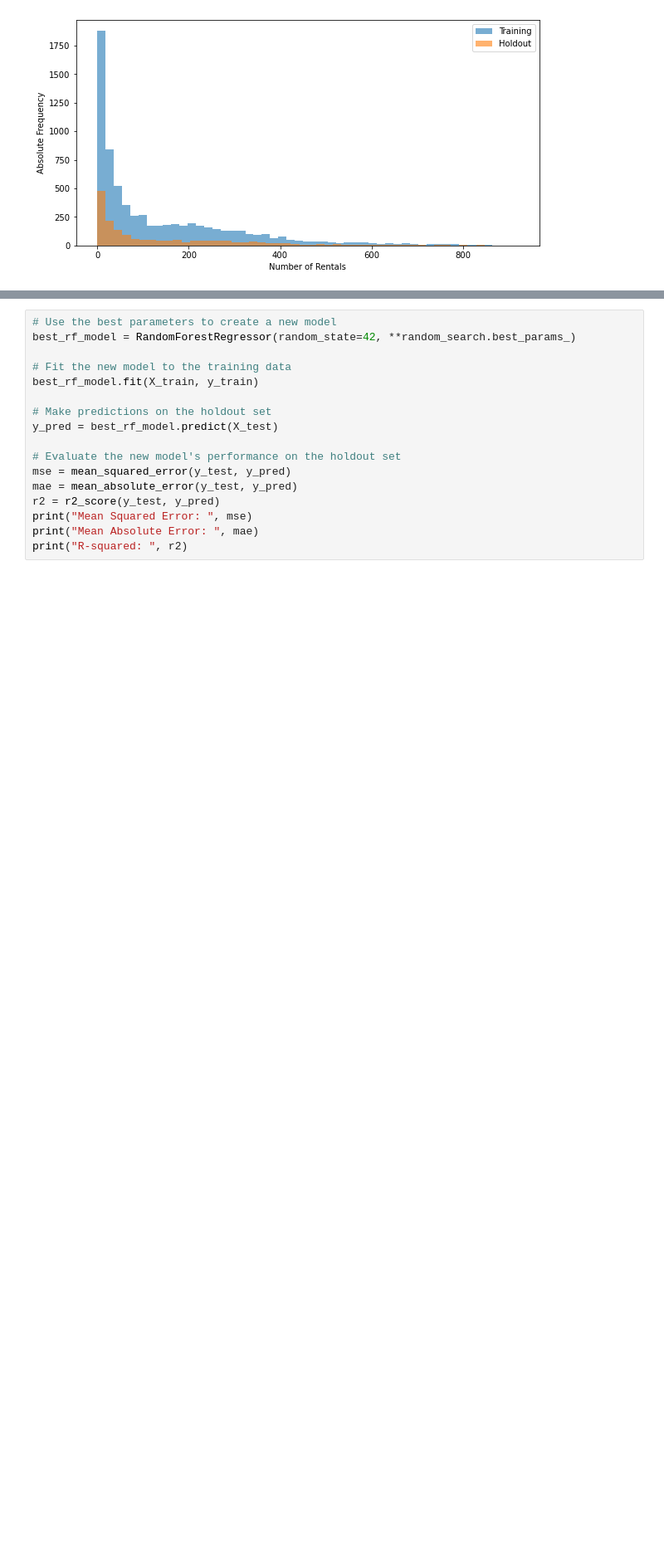
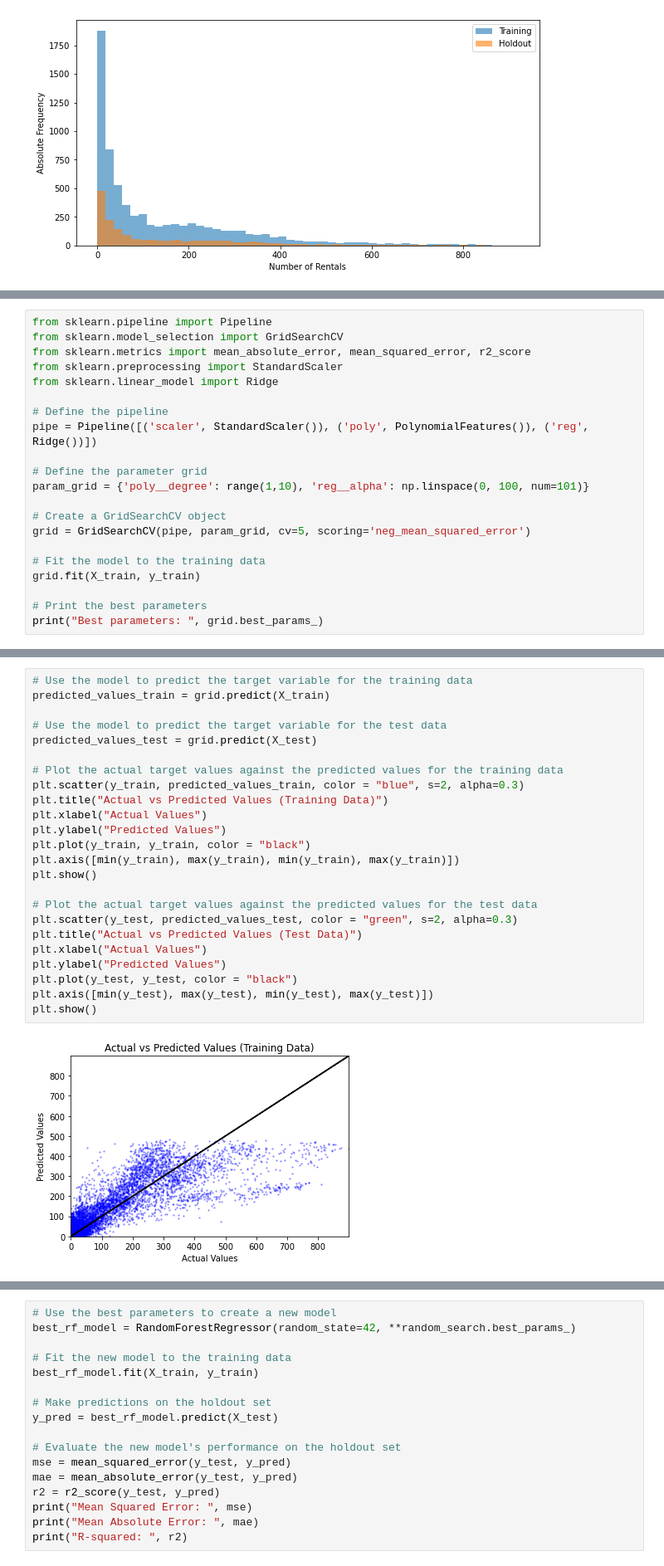
Before and after one commit to MoritzWagner13/Machine-Learning, a Jupyter notebook: Predictions_V1.1.ipynb, the cells around one changed output, grey strips where cells are left out. Shown: that part at 83% size. Cells and saved outputs as stored; diff of their text form; blank space fills up the shorter version.

Commit message:
Polynomial improved

```diff
--- a/Predictions_V1.1.ipynb
+++ b/Predictions_V1.1.ipynb
@@ -617,0 +214,21 @@ Overall we can say that an increase of polynomial model (d=2) might be possible,
+# %%
+from sklearn.pipeline import Pipeline
+from sklearn.model_selection import GridSearchCV
+from sklearn.metrics import mean_absolute_error, mean_squared_error, r2_score
+from sklearn.preprocessing import StandardScaler
+from sklearn.linear_model import Ridge
+
+# Define the pipeline
+pipe = Pipeline([('scaler', StandardScaler()), ('poly', PolynomialFeatures()), ('reg', Ridge())])
+
+# Define the parameter grid
+param_grid = {'poly__degree': range(1,10), 'reg__alpha': np.linspace(0, 100, num=101)}
+
+# Create a GridSearchCV object
+grid = GridSearchCV(pipe, param_grid, cv=5, scoring='neg_mean_squared_error')
+
+# Fit the model to the training data
+grid.fit(X_train, y_train)
+
+# Print the best parameters
+print("Best parameters: ", grid.best_params_)
@@ -617,0 +258,26 @@ Overall we can say that an increase of polynomial model (d=2) might be possible,
+# %%
+# Use the model to predict the target variable for the training data
+predicted_values_train = grid.predict(X_train)
+
+# Use the model to predict the target variable for the test data
+predicted_values_test = grid.predict(X_test)
+
+# Plot the actual target values against the predicted values for the training data
+plt.scatter(y_train, predicted_values_train, color = "blue", s=2, alpha=0.3)
+plt.title("Actual vs Predicted Values (Training Data)")
+plt.xlabel("Actual Values")
+plt.ylabel("Predicted Values")
+plt.plot(y_train, y_train, color = "black")
+plt.axis([min(y_train), max(y_train), min(y_train), max(y_train)])
+plt.show()
+
+# Plot the actual target values against the predicted values for the test data
+plt.scatter(y_test, predicted_values_test, color = "green", s=2, alpha=0.3)
+plt.title("Actual vs Predicted Values (Test Data)")
+plt.xlabel("Actual Values")
+plt.ylabel("Predicted Values")
+plt.plot(y_test, y_test, color = "black")
+plt.axis([min(y_test), max(y_test), min(y_test), max(y_test)])
+plt.show()
+# %% [output]
+[figure, added]
```
Also changed, not shown: parts of 58 cells of this notebook.
